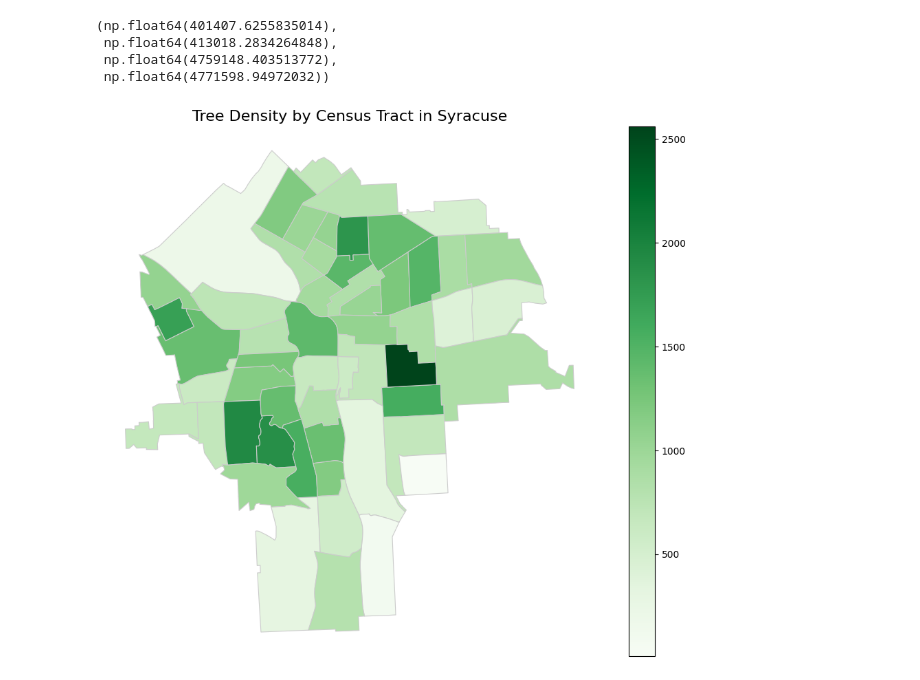
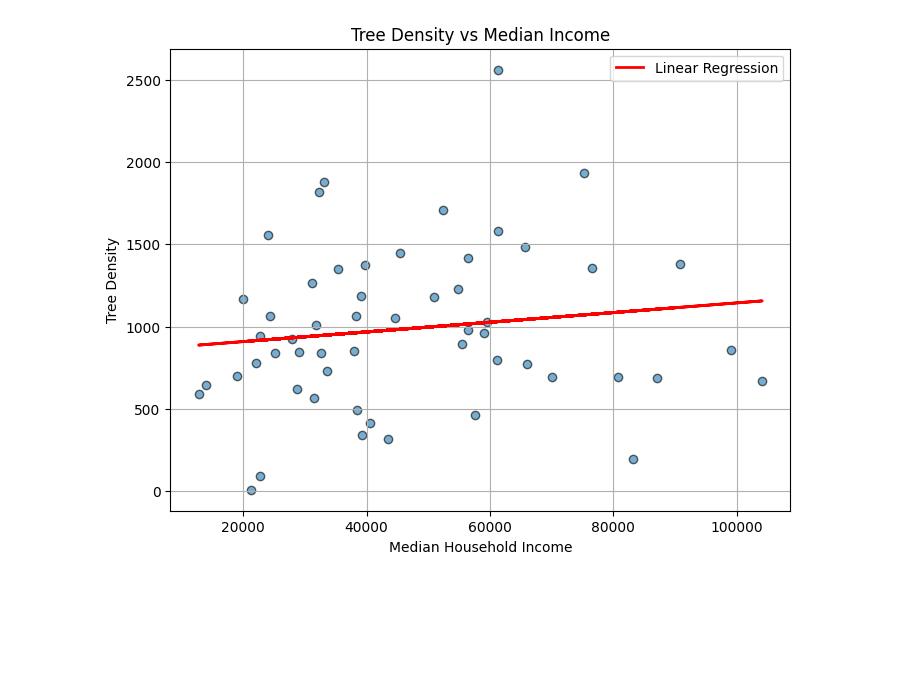
Before and after one commit to jenaklimaszewski/syracusetrees, a Jupyter notebook: notebooks/densityanalysis.ipynb, the cells around one changed output. Drawn from its saved outputs; the diff is of its cells as text; code cells hidden in the pictures; blank space fills up the shorter version.

Commit message:
made the whole income vs tree map and stuff

```diff
--- a/notebooks/densityanalysis.ipynb
+++ b/notebooks/densityanalysis.ipynb
@@ -19,7 +24,7 @@ tracts = tracts.to_crs(epsg=26918)
 trees = trees.to_crs(epsg=26918)
 # %%
 # Spatial Join
-trees_per_tract = tree_tract.groupby('TRACTCE20').size().reset_index(name='tree_count')
+tree_tract = gpd.sjoin(trees, tracts, how="inner", predicate="intersects")
 # %%
 # Calculating area and density
 trees_per_tract = tree_tract.groupby('TRACTCE20').size().reset_index(name='tree_count')
@@ -40,9 +45,3 @@ tracts_with_counts.plot(
 )
 ax.set_title('Tree Density by Census Tract in Syracuse, NY', fontsize=16)
 ax.axis('off')
-# %% [output]
-(np.float64(401407.6255835014),
- np.float64(413018.2834264848),
- np.float64(4759148.403513772),
- np.float64(4771598.94972032))
-[figure, removed]
@@ -48,0 +59,38 @@ ax.axis('off')
+# %%
+# Cleaning that to merge
+income_data['census_tract'] = income_data['index'].apply(lambda x: re.search(r'Census Tract (\d+(\.\d+)?)', str(x)).group(1) if re.search(r'Census Tract (\d+(\.\d+)?)', str(x)) else None)
+income_data['census_tract'] = income_data['census_tract'].astype(float)
+income_data['census_tract'] = income_data['census_tract'].apply(lambda x: f"{int(x*100):06d}")
+
+income_data_geo = tracts.merge(
+    income_data[['census_tract', 'B19013_001E']],
+    left_on='TRACTCE20',
+    right_on='census_tract',
+    how='left'
+)
+# %%
+# First merge trees with income
+tracts_full = tracts_with_counts.merge(
+    income_data[['census_tract', 'B19013_001E']],
+    left_on='TRACTCE20',
+    right_on='census_tract',
+    how='left'
+)
+# %%
+# Scatter plot
+plt.figure(figsize=(8,6))
+plt.scatter(tracts_full['B19013_001E'], tracts_full['tree_density'], alpha=0.6, edgecolor='k')
+
+x = tracts_full['B19013_001E']
+y = tracts_full['tree_density']
+m, b = np.polyfit(x, y, 1)
+
+plt.plot(x, m*x + b, color='red', linewidth=2, label='Linear Regression')
+plt.xlabel('Median Household Income')
+plt.ylabel('Tree Density')
+plt.title('Tree Density vs Median Income')
+plt.grid(True)
+plt.legend()
+plt.show()
+# %% [output]
+[figure, added]
```
Also changed, not shown: parts of 5 cells of this notebook, 1 other file.
